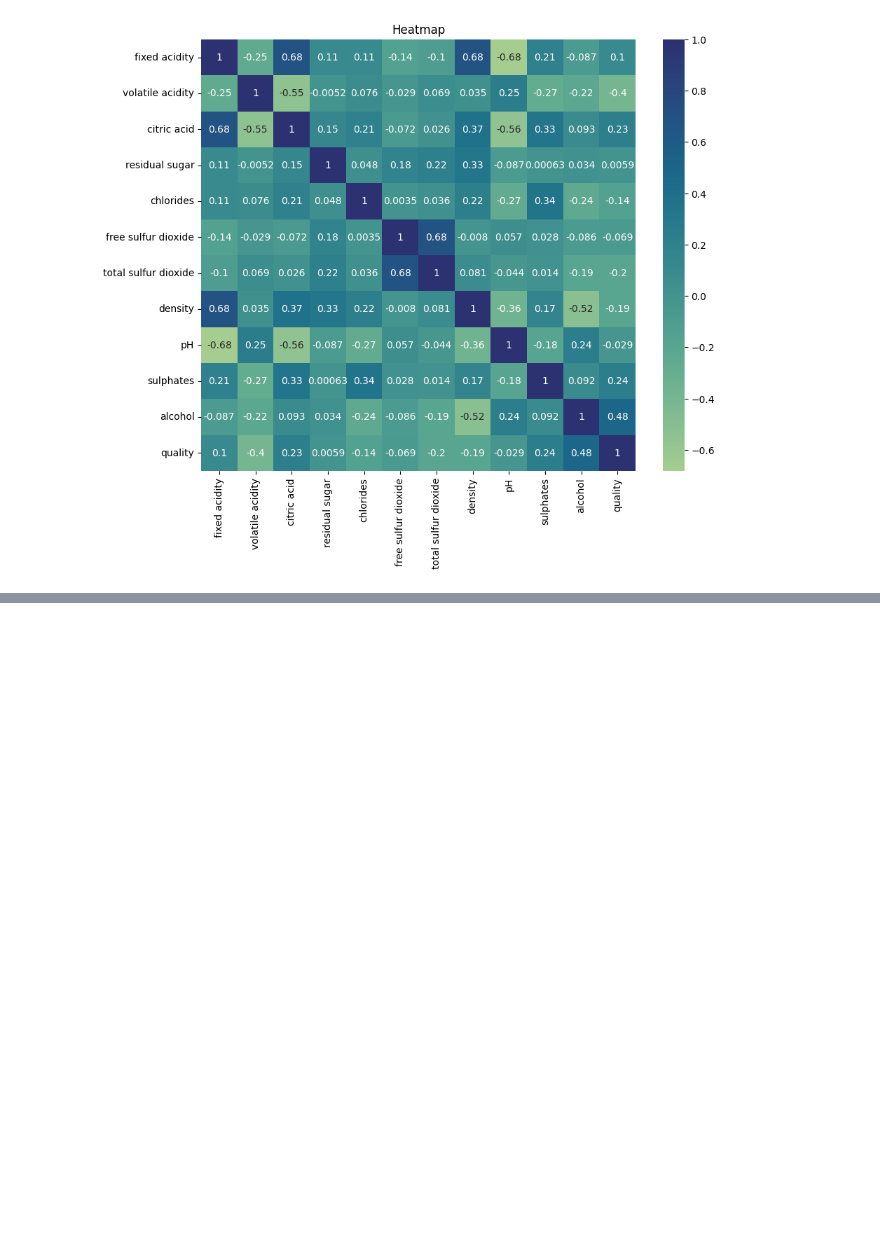
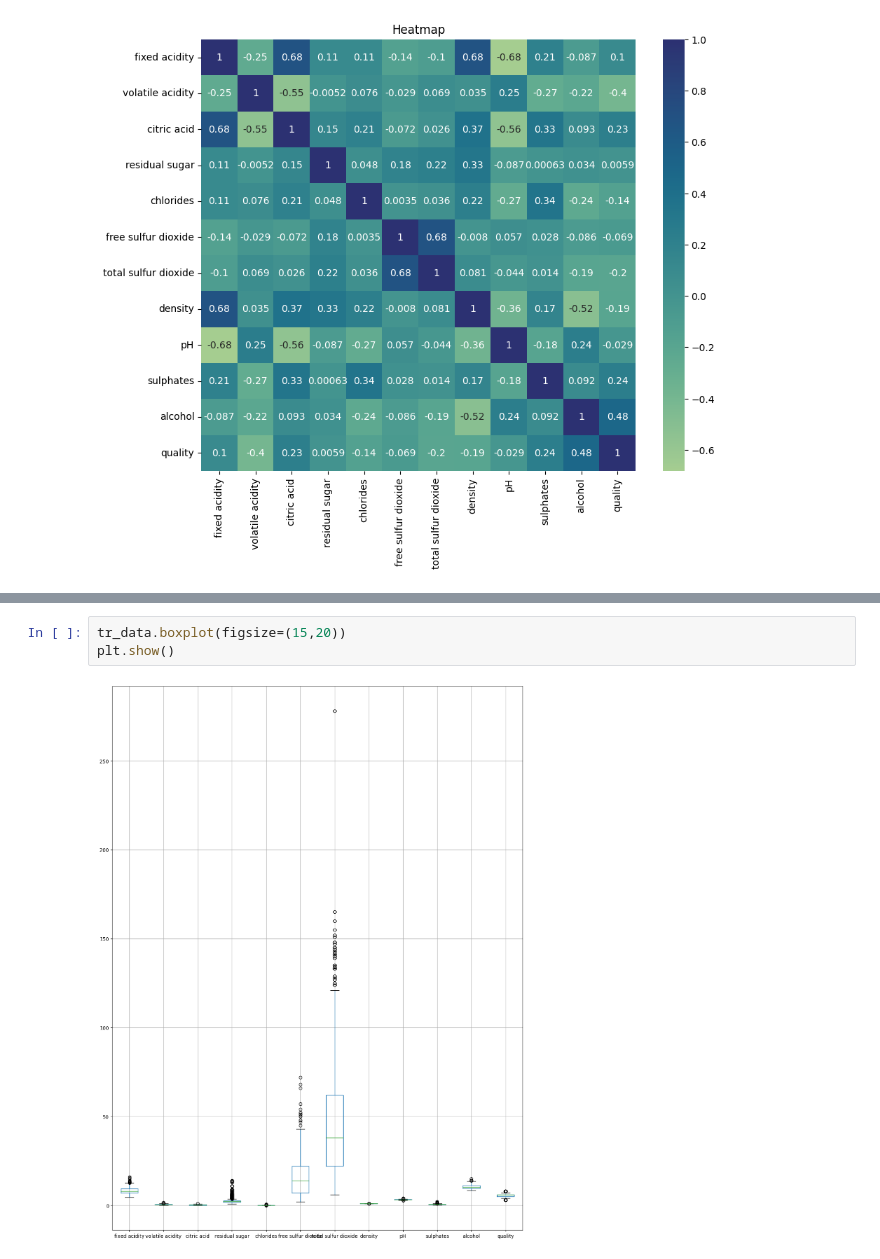
Before and after one commit to jadrzy/Lab-Python-in-Data-Science-, a Jupyter notebook: notebooks/Lab3.ipynb, the cells around one changed output, grey strips where cells are left out. Drawn from its saved outputs; the diff is of its cells as text; blank space fills up the shorter version.

```diff
--- a/notebooks/Lab3.ipynb
+++ b/notebooks/Lab3.ipynb
@@ -45,0 +102,5 @@ plt.show()
+# %%
+tr_data.boxplot(figsize=(15,20))
+plt.show()
+# %% [output]
+[figure, added]
```
Also changed, not shown: parts of 19 cells of this notebook.
